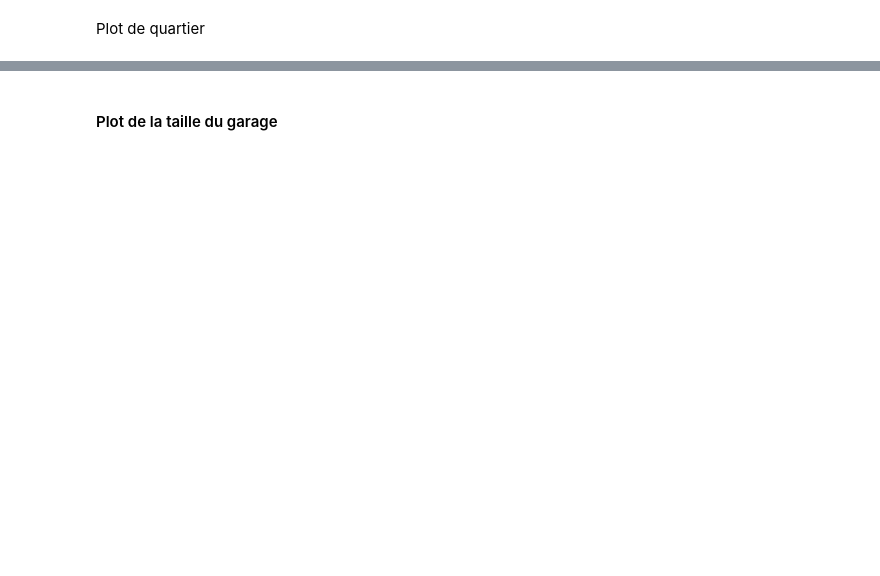
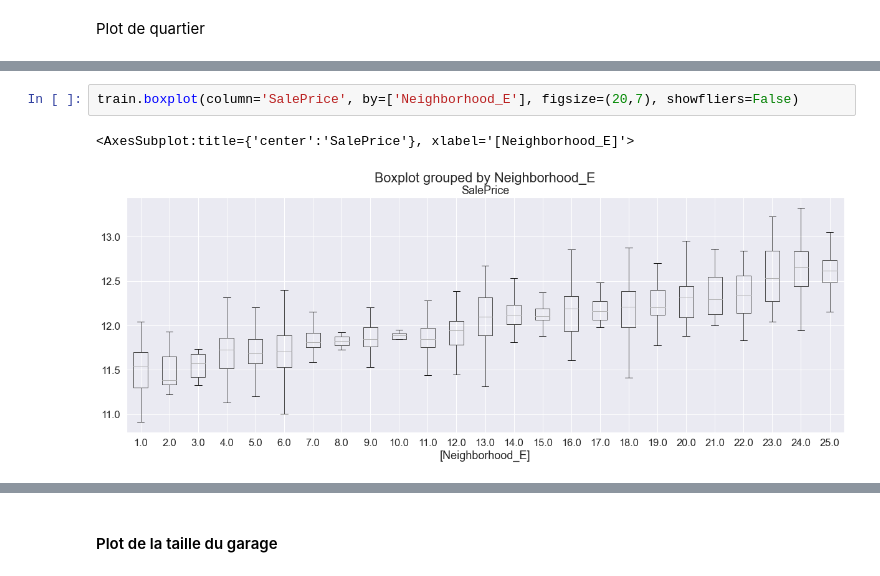
Before and after one commit to freya-git/LAVA, a Jupyter notebook: CRISP-DM_Template.ipynb, the cells around one changed output, grey strips where cells are left out. Saved outputs shown, nothing was run; the diff lists cells and outputs as text; blank space fills up the shorter version.

```diff
--- a/CRISP-DM_Template.ipynb
+++ b/CRISP-DM_Template.ipynb
@@ -672,0 +628,5 @@ Neighborhood_E
+# %%
+train.boxplot(column='SalePrice', by=['Neighborhood_E'], figsize=(20,7), showfliers=False)
+# %% [output]
+<AxesSubplot:title={'center':'SalePrice'}, xlabel='[Neighborhood_E]'>
+[figure, added]
```
Also changed, not shown: parts of 27 cells of this notebook.
